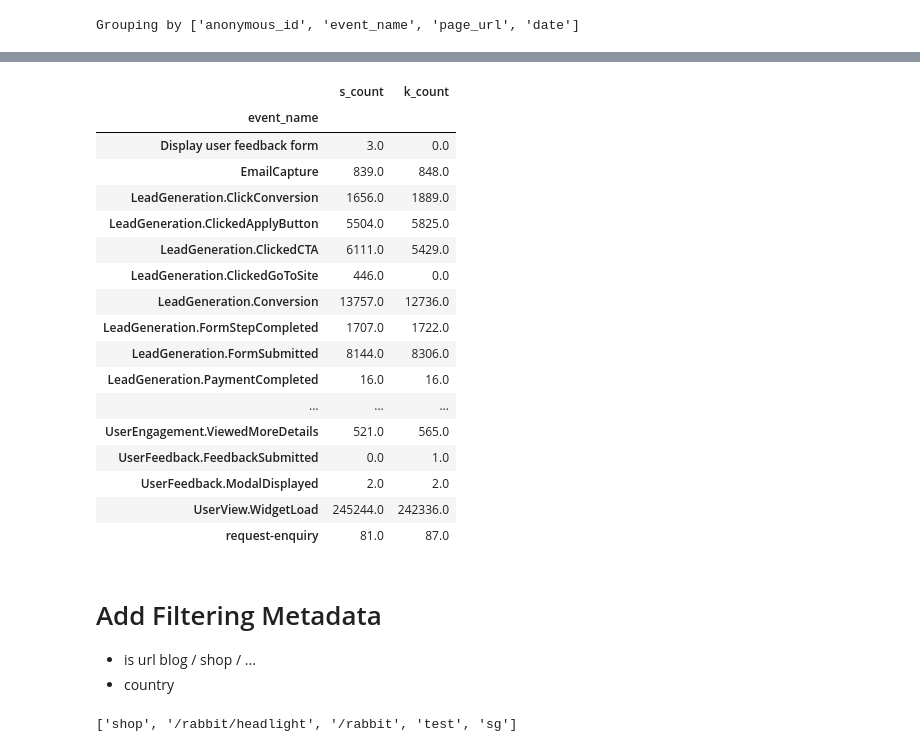
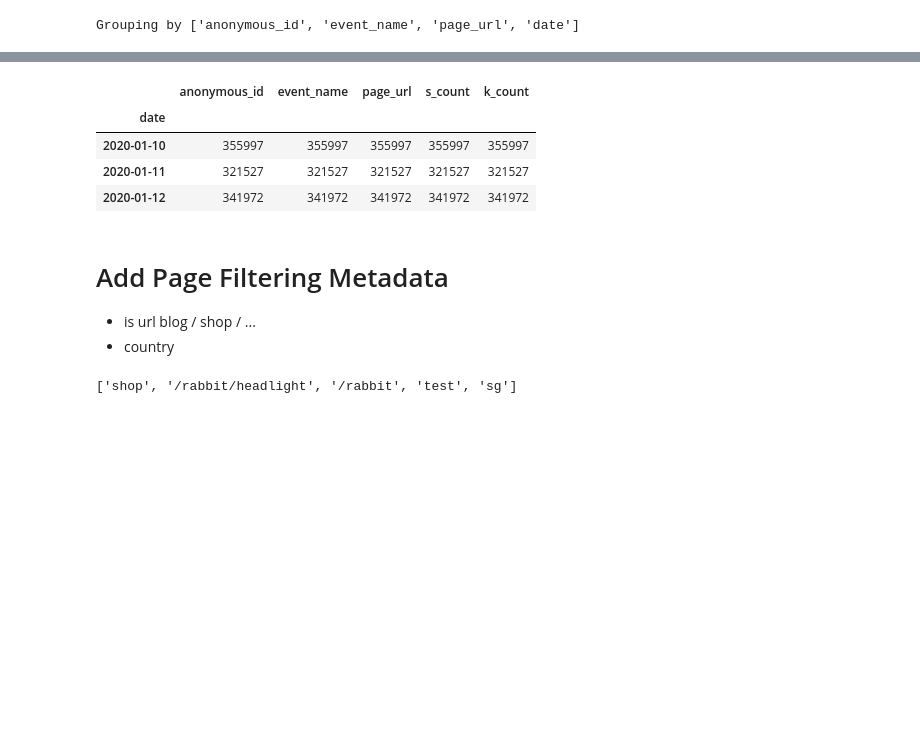
Before and after one commit to moneysmartco/blog-jupyter-notebooks, a Jupyter notebook: validating_segment_vs_kinesis.ipynb, the cells around one changed output, grey strips where cells are left out. Saved outputs shown, nothing was run; the diff lists cells and outputs as text; code cells hidden in the pictures; blank space fills up the shorter version.

```diff
--- a/validating_segment_vs_kinesis.ipynb
+++ b/validating_segment_vs_kinesis.ipynb
@@ -82,7 +92,7 @@ athena_raw_events_table = "ms_data_stream_production_processed"
 #query += " where partition_0='2019' and partition_1>='12' and partition_2>='05' group by 1,2"
 # %%
 # I've removed the device_type data to save memory, but it would be useful.
-query = create_generic_event_query(from_datetime, to_datetime, include_device_type_data=False, interpret_urls=False)
+query = create_generic_event_query(from_datetime, to_datetime, include_user_agent=include_device_segmentation, include_ip_address = include_device_segmentation, interpret_urls=False)
 
 full_query = "select * from (%s) where country_code ='sg'" %query
 # %%
@@ -298,6 +359,2 @@ segment_columns_to_query = [
 # %%
 segment_date_constraint = " timestamp >= '%s' and timestamp < '%s' " % (from_datetime.isoformat(), to_datetime.isoformat())
-# %%
-query = "select {cols} from moneysmartsg_prod.{table} where {date_constraint}".format(cols=", ".join(segment_columns_to_query),
-                                                                   table="pages",
-                                                                   date_constraint =segment_date_constraint)
@@ -502,0 +495,3 @@ len(all_event_dfs)
+# %%
+if include_device_segmentation:
+    segment_combined_df.rename(columns={"context_user_agent":"user_agent"}, inplace=True)
@@ -535,7 +576,7 @@ athena_full_events_df["date"] = athena_full_events_df.apply(lambda row: row.sent
 # %%
 print("Setting sensible data types for the columns to group by")
 data_type_mappings = {"event_name":"category", "date":"category"}
-segment_combined_df.astype(data_type_mappings, copy=False)
-athena_full_events_df.astype(data_type_mappings, copy=False)
+segment_combined_df = segment_combined_df.astype(data_type_mappings, copy=False)
+athena_full_events_df = athena_full_events_df.astype(data_type_mappings, copy=False)
 # %% [output]
 Setting sensible data types for the columns to group by
@@ -630,26 +646,13 @@ merged_df
 # %%
-merged_df.groupby(["event_name"]).sum()
+merged_df.groupby(["date"]).count()
 # %% [output]
-|  | s_count | k_count |
-| event_name |  |  |
-| Display user feedback form | 3.0 | 0.0 |
-| EmailCapture | 839.0 | 848.0 |
-| LeadGeneration.ClickConversion | 1656.0 | 1889.0 |
-| LeadGeneration.ClickedApplyButton | 5504.0 | 5825.0 |
-| LeadGeneration.ClickedCTA | 6111.0 | 5429.0 |
-| LeadGeneration.ClickedGoToSite | 446.0 | 0.0 |
-| LeadGeneration.Conversion | 13757.0 | 12736.0 |
-| LeadGeneration.FormStepCompleted | 1707.0 | 1722.0 |
-| LeadGeneration.FormSubmitted | 8144.0 | 8306.0 |
-| LeadGeneration.PaymentCompleted | 16.0 | 16.0 |
-| ... | ... | ... |
-| UserEngagement.ViewedMoreDetails | 521.0 | 565.0 |
-| UserFeedback.FeedbackSubmitted | 0.0 | 1.0 |
-| UserFeedback.ModalDisplayed | 2.0 | 2.0 |
-| UserView.WidgetLoad | 245244.0 | 242336.0 |
-| request-enquiry | 81.0 | 87.0 |
+|  | anonymous_id | event_name | page_url | s_count | k_count |
+| date |  |  |  |  |  |
+| 2020-01-10 | 355997 | 355997 | 355997 | 355997 | 355997 |
+| 2020-01-11 | 321527 | 321527 | 321527 | 321527 | 321527 |
+| 2020-01-12 | 341972 | 341972 | 341972 | 341972 | 341972 |
 # %% [markdown]
-# Add Filtering Metadata
+# Add Page Filtering Metadata
 
 * is url blog / shop / ...
 * country
```
Also changed, not shown: parts of 134 cells of this notebook, 1 other file.
